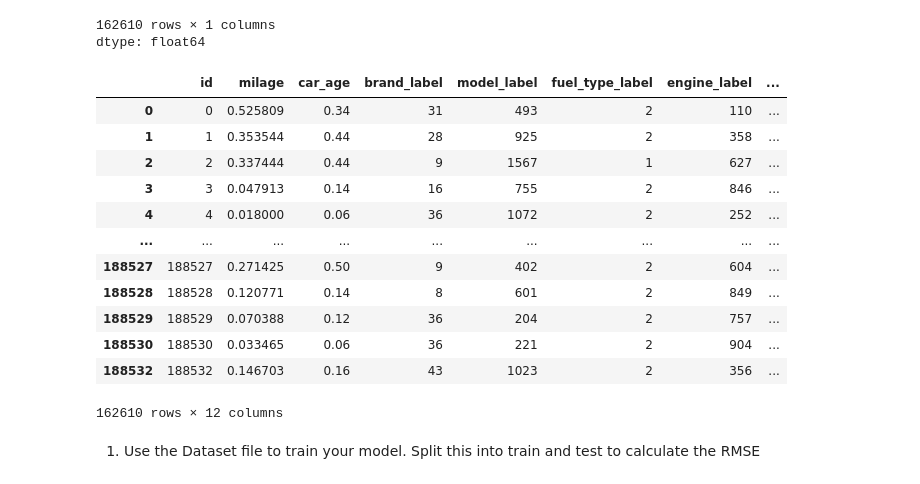
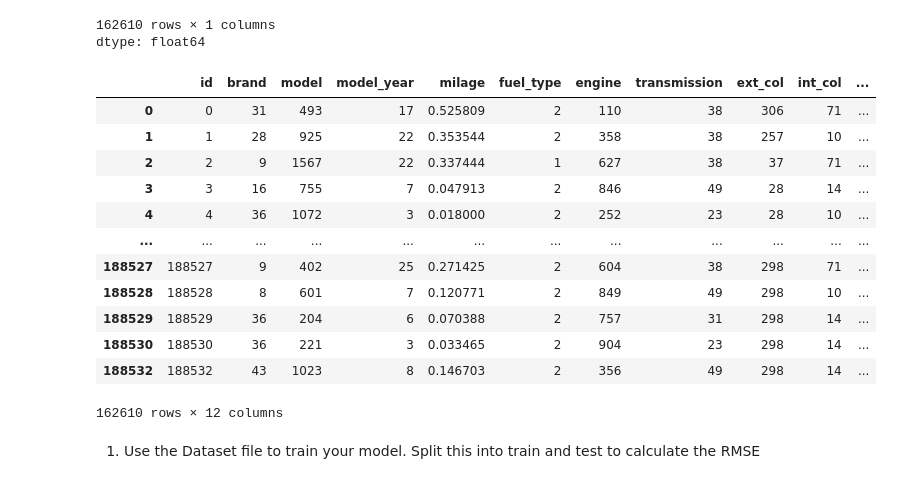
Before and after one commit to moridin04/CCMACLRL_EXAM_COM221ML, a Jupyter notebook: Midterm_Exam.ipynb, the cells around one changed output. Saved outputs shown, nothing was run; the diff lists cells and outputs as text; code cells hidden in the pictures.

```diff
--- a/Midterm_Exam.ipynb
+++ b/Midterm_Exam.ipynb
@@ -120,7 +120,7 @@ df.sample(20)
 from datetime import datetime
 
 current_year = datetime.now().year
-df['car_age'] = current_year - df['model_year'].astype(int)
+df['model_year'] = current_year - df['model_year'].astype(int)
 df.head()
 # %% [output]
 |  | id | brand | model | model_year | milage | fuel_type | engine | transmission | ext_col | int_col | ... |
@@ -132,6 +131,0 @@ df.head()
-# %%
-# Brand, Model, Fuel Type, Engine, Transmission, Ext_Col, Int_Col, Accident, Clean_Title
-drop_col=['model_year']
-df.drop(drop_col,inplace=True,axis=1)
-object_columns = df.select_dtypes(include=['object']).columns
-df[object_columns]
@@ -168,15 +132,15 @@ df[object_columns]
 # %%
 from sklearn.preprocessing import OneHotEncoder, LabelEncoder
 label_encoder = LabelEncoder()
-df['brand_label'] = label_encoder.fit_transform(df['brand'])
-df['model_label'] = label_encoder.fit_transform(df['model'])
-df['fuel_type_label'] = label_encoder.fit_transform(df['fuel_type'])
-df['engine_label'] = label_encoder.fit_transform(df['engine'])
-df['transmission_label'] = label_encoder.fit_transform(df['transmission'])
-df['ext_col_label'] = label_encoder.fit_transform(df['ext_col'])
-df['int_col_label'] = label_encoder.fit_transform(df['int_col'])
-df['accident_label'] = label_encoder.fit_transform(df['accident'])
-df['clean_title_label'] = label_encoder.fit_transform(df['clean_title'])
+df['brand'] = label_encoder.fit_transform(df['brand'])
+df['model'] = label_encoder.fit_transform(df['model'])
+df['fuel_type'] = label_encoder.fit_transform(df['fuel_type'])
+df['engine'] = label_encoder.fit_transform(df['engine'])
+df['transmission'] = label_encoder.fit_transform(df['transmission'])
+df['ext_col'] = label_encoder.fit_transform(df['ext_col'])
+df['int_col'] = label_encoder.fit_transform(df['int_col'])
+df['accident'] = label_encoder.fit_transform(df['accident'])
+df['clean_title'] = label_encoder.fit_transform(df['clean_title'])
 # %%
 df
 # %% [output]
@@ -213,6 +160,6 @@ df1
 # %%
 from sklearn.preprocessing import MinMaxScaler
-non_boolean_numerical_features = ['milage' ,'price', 'car_age']
+non_boolean_numerical_features = ['milage' ,'price']
 scaler = MinMaxScaler()
-df1[non_boolean_numerical_features] = scaler.fit_transform(df1[non_boolean_numerical_features])
+df[non_boolean_numerical_features] = scaler.fit_transform(df[non_boolean_numerical_features])
 # %%
@@ -234,21 +181,21 @@ y_scaled
 162610 rows × 1 columns
 dtype: float64
 # %%
-x = df1.drop(['price'],axis=1)
+x = df.drop(['price'],axis=1)
 x
 # %% [output]
-|  | id | milage | car_age | brand_label | model_label | fuel_type_label | engine_label | ... |
-| 0 | 0 | 0.525809 | 0.34 | 31 | 493 | 2 | 110 | ... |
-| 1 | 1 | 0.353544 | 0.44 | 28 | 925 | 2 | 358 | ... |
-| 2 | 2 | 0.337444 | 0.44 | 9 | 1567 | 1 | 627 | ... |
-| 3 | 3 | 0.047913 | 0.14 | 16 | 755 | 2 | 846 | ... |
-| 4 | 4 | 0.018000 | 0.06 | 36 | 1072 | 2 | 252 | ... |
-| ... | ... | ... | ... | ... | ... | ... | ... | ... |
-| 188527 | 188527 | 0.271425 | 0.50 | 9 | 402 | 2 | 604 | ... |
-| 188528 | 188528 | 0.120771 | 0.14 | 8 | 601 | 2 | 849 | ... |
-| 188529 | 188529 | 0.070388 | 0.12 | 36 | 204 | 2 | 757 | ... |
-| 188530 | 188530 | 0.033465 | 0.06 | 36 | 221 | 2 | 904 | ... |
-| 188532 | 188532 | 0.146703 | 0.16 | 43 | 1023 | 2 | 356 | ... |
+|  | id | brand | model | model_year | milage | fuel_type | engine | transmission | ext_col | int_col | ... |
+| 0 | 0 | 31 | 493 | 17 | 0.525809 | 2 | 110 | 38 | 306 | 71 | ... |
+| 1 | 1 | 28 | 925 | 22 | 0.353544 | 2 | 358 | 38 | 257 | 10 | ... |
+| 2 | 2 | 9 | 1567 | 22 | 0.337444 | 1 | 627 | 38 | 37 | 71 | ... |
+| 3 | 3 | 16 | 755 | 7 | 0.047913 | 2 | 846 | 49 | 28 | 14 | ... |
+| 4 | 4 | 36 | 1072 | 3 | 0.018000 | 2 | 252 | 23 | 28 | 10 | ... |
+| ... | ... | ... | ... | ... | ... | ... | ... | ... | ... | ... | ... |
+| 188527 | 188527 | 9 | 402 | 25 | 0.271425 | 2 | 604 | 38 | 298 | 71 | ... |
+| 188528 | 188528 | 8 | 601 | 7 | 0.120771 | 2 | 849 | 49 | 298 | 10 | ... |
+| 188529 | 188529 | 36 | 204 | 6 | 0.070388 | 2 | 757 | 31 | 298 | 14 | ... |
+| 188530 | 188530 | 36 | 221 | 3 | 0.033465 | 2 | 904 | 23 | 298 | 14 | ... |
+| 188532 | 188532 | 43 | 1023 | 8 | 0.146703 | 2 | 356 | 49 | 298 | 14 | ... |
 162610 rows × 12 columns
 # %% [markdown]
 1. Use the Dataset file to train your model. Split this into train and test to calculate the RMSE
```
Also changed, not shown: parts of 10 cells of this notebook.
